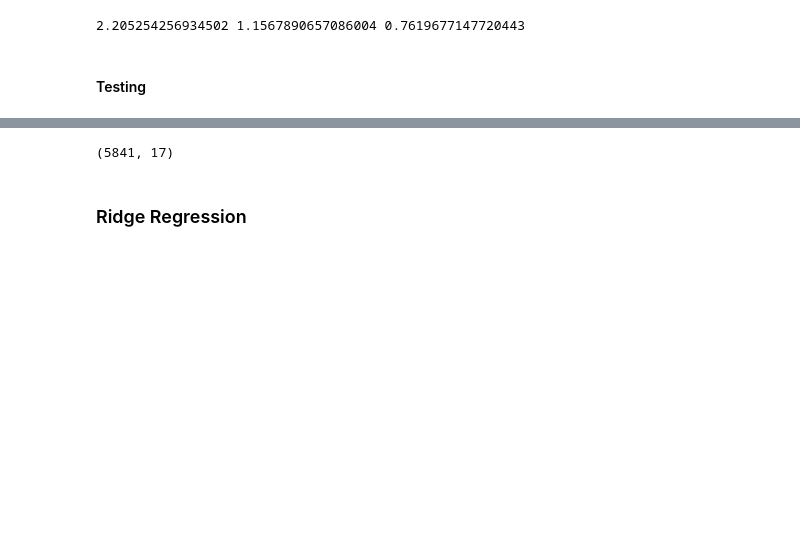
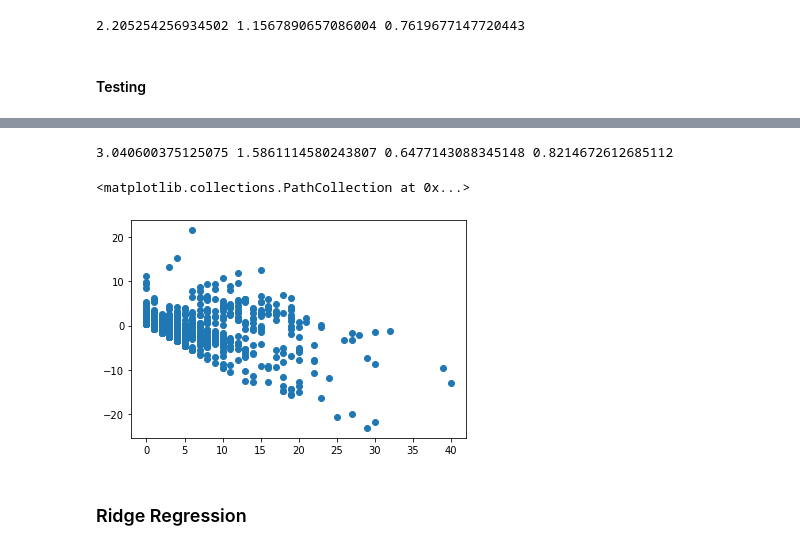
Before and after one commit to GStravinsky/Cell-count, a Jupyter notebook: Ass_2.ipynb, the cells around one changed output, grey strips where cells are left out. Cells and saved outputs as stored; diff of their text form; code cells hidden in the pictures; blank space fills up the shorter version.

```diff
--- a/Ass_2.ipynb
+++ b/Ass_2.ipynb
@@ -1037,6 +1039,24 @@ The significance of the variables are very sample dependent, thus I decided not
 #### Testing OLS
 # %% [markdown]
 First, I will construct the test feature matrix, train the model on the whole data and generate predictions.
+# %%
+projected_brown_test = np.load("projected_brown_test.npy")
+projected_green_test = np.load("projected_green_test.npy")
+projected_red_test = np.load("projected_red_test.npy")
+projected_blue_test = np.load("projected_blue_test.npy")
+average_red = np.load("average_red.npy")
+average_green = np.load("average_green.npy")
+average_blue = np.load("average_blue.npy")
+average_brown = np.load("average_brown.npy")
+variance_red = np.load("variance_red.npy")
+variance_blue = np.load("variance_blue.npy")
+variance_green = np.load("variance_green.npy")
+variance_brown = np.load("variance_brown.npy")
+entropy_red = np.load("entropy_red.npy")
+entropy_blue = np.load("entropy_blue.npy")
+entropy_green = np.load("entropy_green.npy")
+entropy_brown = np.load("entropy_brown.npy")
+ratio_brown_blue = np.load("ratio_brown_blue.npy")
 # %%
 # Creating testing data
 features_test = pd.concat([pd.DataFrame(projected_brown_test),
@@ -1326,6 +1307,19 @@ print(mean_squared_error(Y[5841:], predictions_test, squared = False),
-# %%
-np.shape(features_train)
-# %% [output]
-(5841, 17)
+# %%
+print(mean_squared_error(Y[5841:], predictions_test, squared = False),
+      mean_absolute_error(Y[5841:], predictions_test),
+     r2_score(Y[5841:], predictions_test),
+     np.corrcoef(Y[5841:], np.reshape(predictions_test, (1, np.shape(predictions_test)[0])))[0,1])
+# 2.9410312221540686 1.509982040427239 0.6704088177035173 0.8351568958285749
+# 3.147691381740364 1.5180801493726475 0.6224620579148799 0.8128340338161651
+# 2.8606968969994817 1.462184836066692 0.6881684854674832 0.842908175522473
+# 2.9300857500062127 1.4615007445778667 0.6728574949600203 0.8346352791837676
+# 3.040600375125075 1.5861114580243807 0.6477143088345148 0.8214672612685112
+# %% [output]
+3.040600375125075 1.5861114580243807 0.6477143088345148 0.8214672612685112
+# %%
+plt.scatter(Y[5841:], (np.reshape(predictions_test, (1, np.shape(predictions_test)[0])) - Y[5841:]))
+# %% [output]
+<matplotlib.collections.PathCollection at 0x...>
+[figure, added]
 # %% [markdown]
 ### Ridge Regression
```
Also changed, not shown: parts of 24 cells of this notebook.
